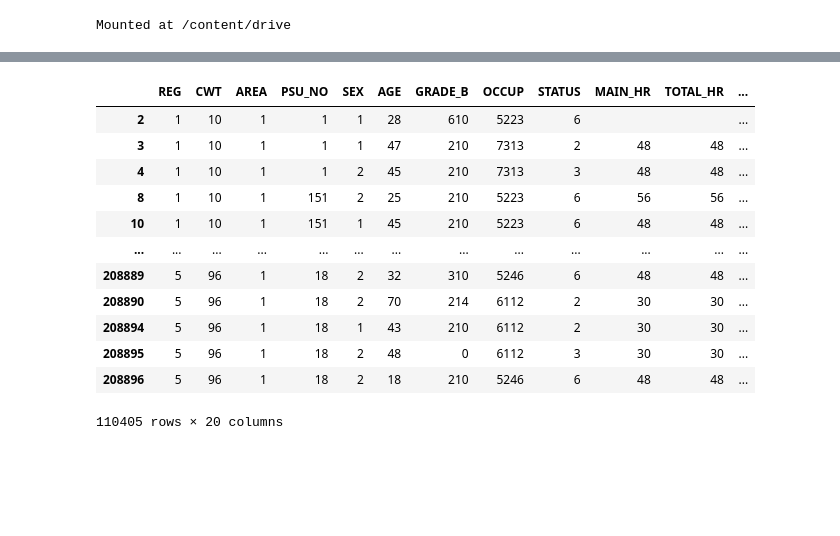
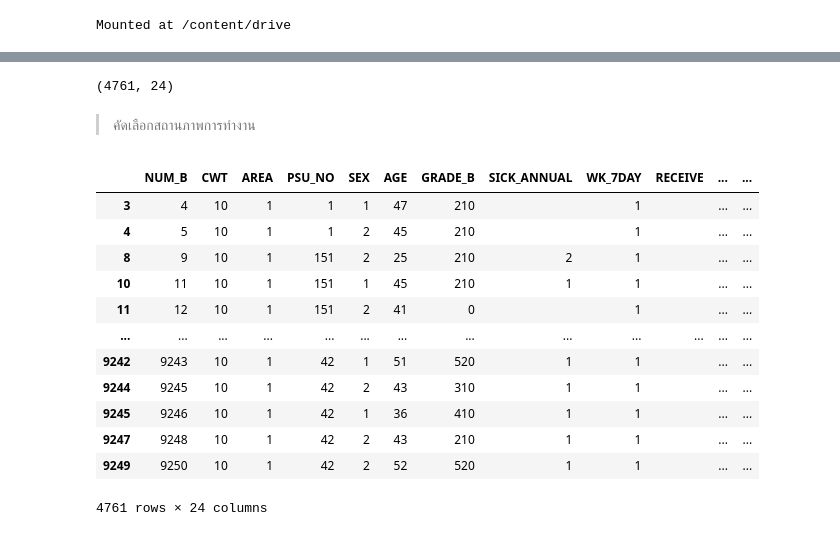
Before and after one commit to 623020514-5/stat-Ubon, a Jupyter notebook: P_try.ipynb, the cells around one changed output, grey strips where cells are left out. Drawn from its saved outputs; the diff is of its cells as text; code cells hidden in the pictures; blank space fills up the shorter version.

```diff
--- a/P_try.ipynb
+++ b/P_try.ipynb
@@ -9,6 +9,6 @@ drive.mount('/content/drive')
 Mounted at /content/drive
 # %%
 import os
-Data_ori = pd.read_csv('/content/drive/MyDrive/โครงงานสหกิจ/IES 2565 (2022)/Microdata IES 2565/Microdata IES 2565_N.csv')
+Data_ori = pd.read_csv('/content/drive/MyDrive/โครงงานสหกิจ/IES 2565 (2022)/Microdata IES 2565/Microdata IES 2565_N_NEW.csv')
 Data_ori
 # %% [output]
@@ -28,5 +53,5 @@ Data_ori
 # %%
-data_choose_colume = Data_ori[['REG','CWT','AREA','PSU_NO','SEX','AGE','GRADE_B','OCCUP','STATUS','MAIN_HR','TOTAL_HR','APPROX','WORK_STA','PRL_TECH','SICK_ANNUAL','SOC_SEC','CON_WORK','WORKPROB','COND','UNSAFE']]
+data_choose_colume = Data_ori[['NUM_B','CWT','AREA','PSU_NO','SEX','AGE','GRADE_B','SICK_ANNUAL','WK_7DAY','RECEIVE','RETURN','OCCUP','STATUS','MAIN_HR','TOTAL_HR','APPROX','WORK_STA','PRL_TECH','SICK_ANNUAL','SOC_SEC','CON_WORK','WORKPROB','COND','UNSAFE']]
 # %%
 data_choose_colume
 # %% [output]
@@ -45,0 +73,3 @@ data_choose_colume
+# %%
+data_CWT = data_choose_colume[data_choose_colume.CWT == 10]
+data_CWT
@@ -45,0 +95,3 @@ data_choose_colume
+# %%
+data_worker = data_CWT[(data_CWT.WK_7DAY == '1') | (data_CWT.RECEIVE == '1') | (data_CWT.RETURN == '1')]
+data_worker
@@ -46,17 +112,23 @@ data_choose_colume
+# %%
+data_worker.shape
+# %% [output]
+(4761, 24)
+# %% [markdown]
+> คัดเลือกสถานภาพการทำงาน
 # %%
-data_STATUS = data_choose_colume[data_choose_colume.STATUS.isin(['1','2','3','4','5','6','7'])]
+data_STATUS = data_worker[data_worker.STATUS.isin(['1','2','3','4','5','6','7'])]
 data_STATUS
 # %% [output]
-|  | REG | CWT | AREA | PSU_NO | SEX | AGE | GRADE_B | OCCUP | STATUS | MAIN_HR | TOTAL_HR | ... |
-| 2 | 1 | 10 | 1 | 1 | 1 | 28 | 610 | 5223 | 6 |  |  | ... |
-| 3 | 1 | 10 | 1 | 1 | 1 | 47 | 210 | 7313 | 2 | 48 | 48 | ... |
-| 4 | 1 | 10 | 1 | 1 | 2 | 45 | 210 | 7313 | 3 | 48 | 48 | ... |
-| 8 | 1 | 10 | 1 | 151 | 2 | 25 | 210 | 5223 | 6 | 56 | 56 | ... |
-| 10 | 1 | 10 | 1 | 151 | 1 | 45 | 210 | 5223 | 6 | 48 | 48 | ... |
+|  | NUM_B | CWT | AREA | PSU_NO | SEX | AGE | GRADE_B | SICK_ANNUAL | WK_7DAY | RECEIVE | ... | ... |
+| 3 | 4 | 10 | 1 | 1 | 1 | 47 | 210 |  | 1 |  | ... | ... |
+| 4 | 5 | 10 | 1 | 1 | 2 | 45 | 210 |  | 1 |  | ... | ... |
+| 8 | 9 | 10 | 1 | 151 | 2 | 25 | 210 | 2 | 1 |  | ... | ... |
+| 10 | 11 | 10 | 1 | 151 | 1 | 45 | 210 | 1 | 1 |  | ... | ... |
+| 11 | 12 | 10 | 1 | 151 | 2 | 41 | 0 |  | 1 |  | ... | ... |
 | ... | ... | ... | ... | ... | ... | ... | ... | ... | ... | ... | ... | ... |
-| 208889 | 5 | 96 | 1 | 18 | 2 | 32 | 310 | 5246 | 6 | 48 | 48 | ... |
-| 208890 | 5 | 96 | 1 | 18 | 2 | 70 | 214 | 6112 | 2 | 30 | 30 | ... |
-| 208894 | 5 | 96 | 1 | 18 | 1 | 43 | 210 | 6112 | 2 | 30 | 30 | ... |
-| 208895 | 5 | 96 | 1 | 18 | 2 | 48 | 0 | 6112 | 3 | 30 | 30 | ... |
-| 208896 | 5 | 96 | 1 | 18 | 2 | 18 | 210 | 5246 | 6 | 48 | 48 | ... |
+| 9242 | 9243 | 10 | 1 | 42 | 1 | 51 | 520 | 1 | 1 |  | ... | ... |
+| 9244 | 9245 | 10 | 1 | 42 | 2 | 43 | 310 | 1 | 1 |  | ... | ... |
+| 9245 | 9246 | 10 | 1 | 42 | 1 | 36 | 410 | 1 | 1 |  | ... | ... |
+| 9247 | 9248 | 10 | 1 | 42 | 2 | 43 | 210 | 1 | 1 |  | ... | ... |
+| 9249 | 9250 | 10 | 1 | 42 | 2 | 52 | 520 | 1 | 1 |  | ... | ... |
-110405 rows × 20 columns
+4761 rows × 24 columns
```
Also changed, not shown: parts of 20 cells of this notebook.
